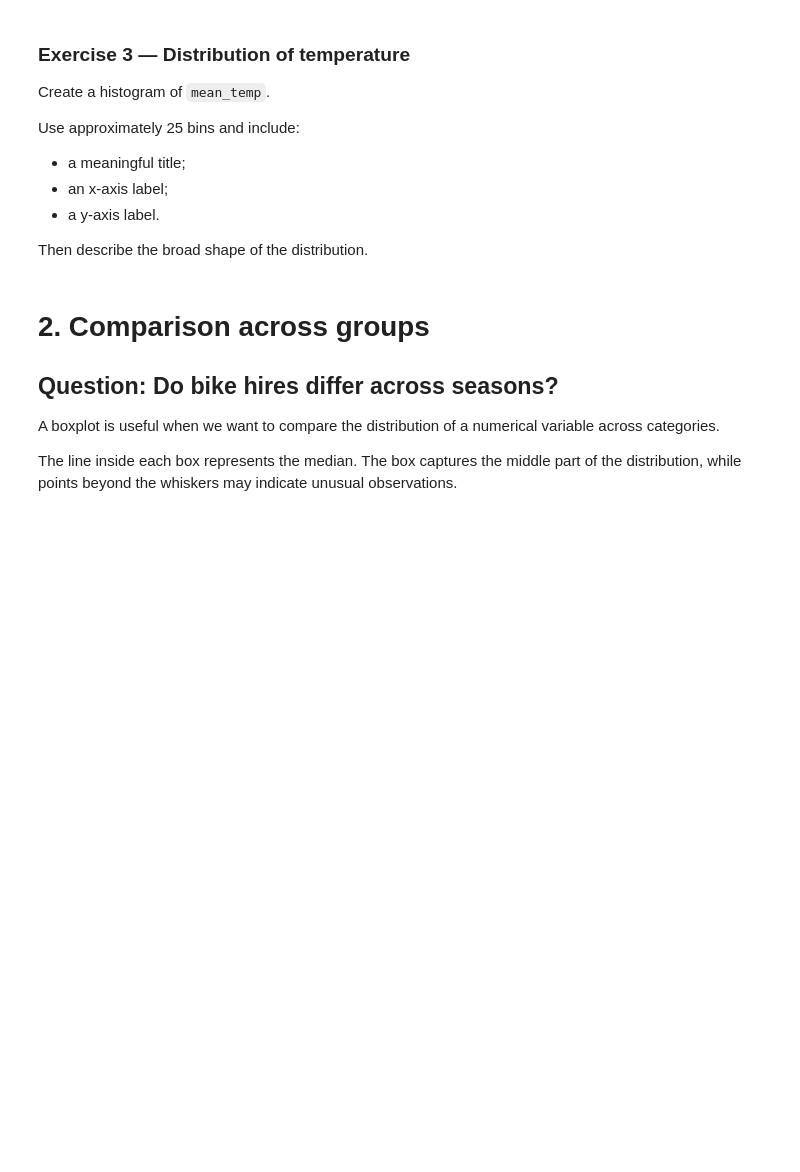
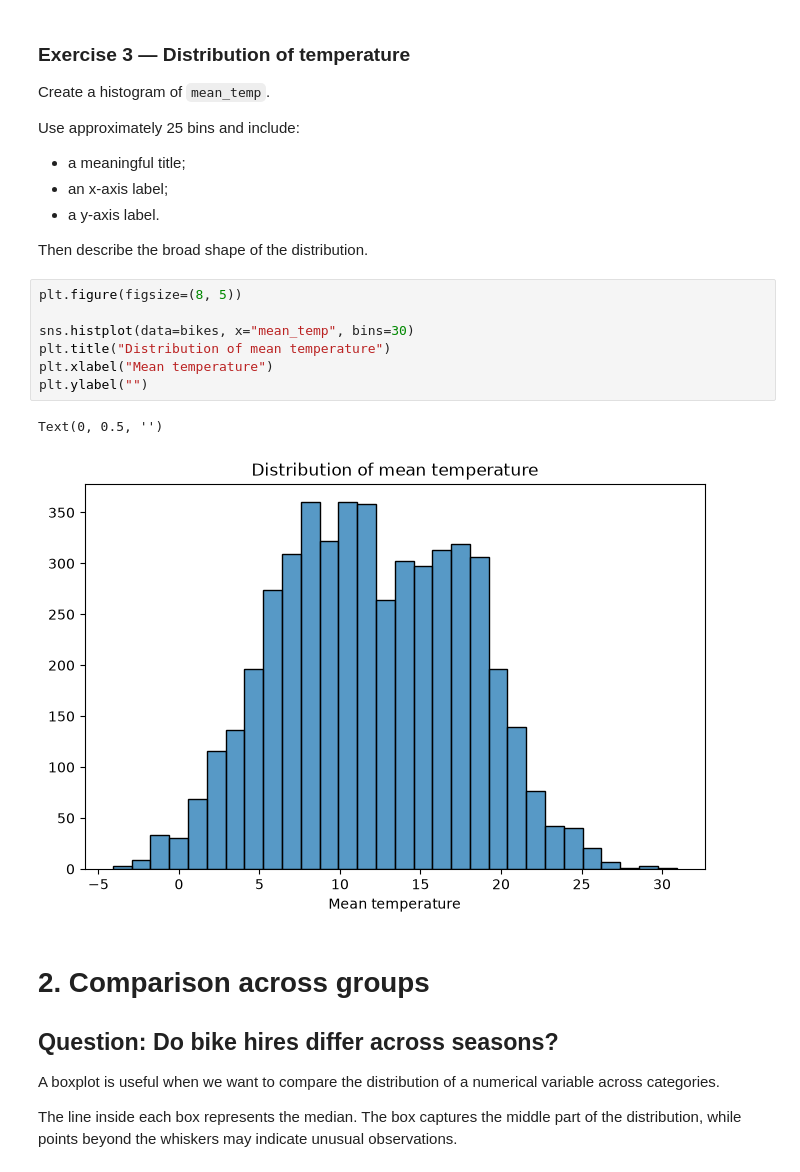
Before and after one commit to JAIAKASH651/ACOD, a Jupyter notebook: Session_2/4_Data_Visualisation_AUT26.ipynb, the cells around one changed output. Cells and saved outputs as stored; diff of their text form; blank space fills up the shorter version.

```diff
--- a/Session_2/4_Data_Visualisation_AUT26.ipynb
+++ b/Session_2/4_Data_Visualisation_AUT26.ipynb
@@ -157,6 +192,16 @@ Use approximately 25 bins and include:
 * a y-axis label.
 
 Then describe the broad shape of the distribution.
+# %%
+plt.figure(figsize=(8, 5))
+
+sns.histplot(data=bikes, x="mean_temp", bins=30)
+plt.title("Distribution of mean temperature")
+plt.xlabel("Mean temperature")
+plt.ylabel("")
+# %% [output]
+Text(0, 0.5, '')
+[figure, added]
 # %% [markdown]
 # 2. Comparison across groups
 
```
Also changed, not shown: parts of 7 cells of this notebook.
